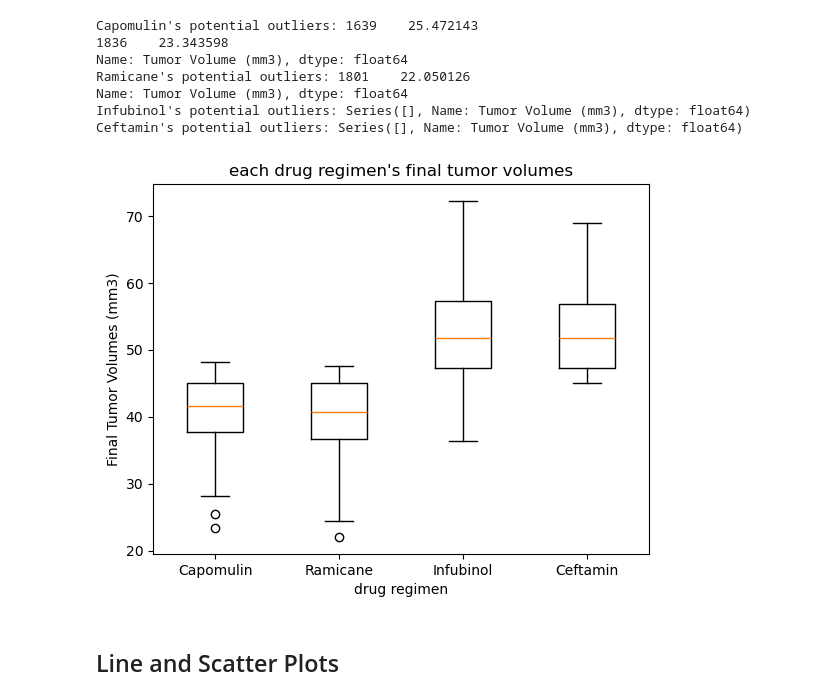
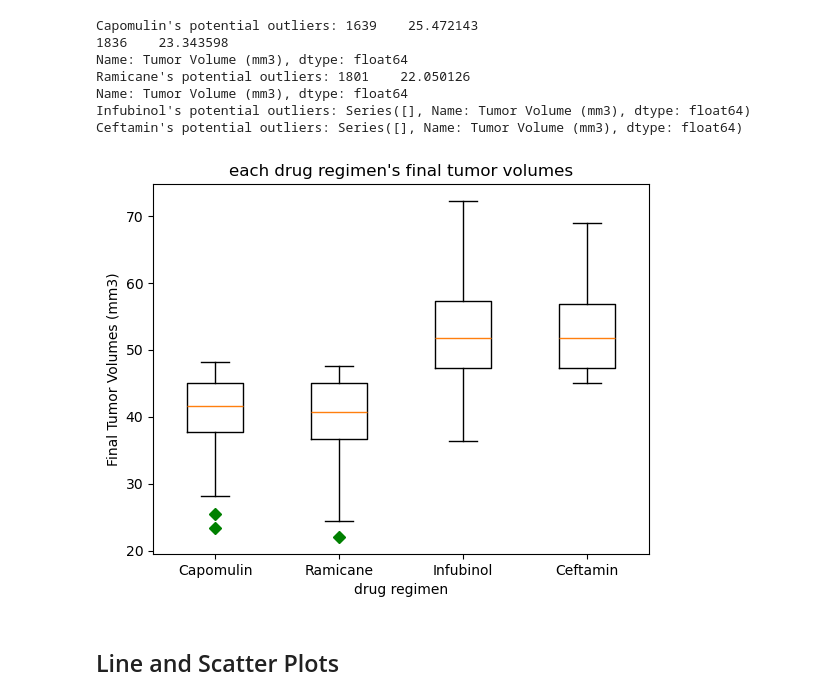
Before and after one commit to HanaDoubleU/matplotlib-challenge, a Jupyter notebook: Pymaceuticals/pymaceuticals_starter.ipynb, the cells around one changed output. Cells and saved outputs as stored; diff of their text form; code cells hidden in the pictures.

Commit message:
more graphs, etc.

```diff
--- a/Pymaceuticals/pymaceuticals_starter.ipynb
+++ b/Pymaceuticals/pymaceuticals_starter.ipynb
@@ -319,16 +319,16 @@ Ceftamin's potential outliers: Series([], Name: Tumor Volume (mm3), dtype: float
 # %%
 # Generate a box plot that shows the distribution of the tumor volume for each treatment group.
 # source: samples_solution.ipynb
-# source: x-pert
+# source: https://matplotlib.org/stable/gallery/statistics/boxplot_demo.html
 fig1, ax1 = plt.subplots()
-ax1.boxplot(tumorvoldata)
+ax1.boxplot(tumorvoldata, 0, 'gD')
 ax1.set_title("each drug regimen's final tumor volumes")
 ax1.set_ylabel('Final Tumor Volumes (mm3)')
 ax1.set_xlabel('drug regimen')
 ax1.set_xticks(range(1, len(treatments) + 1))
 ax1.set_xticklabels(treatments)
 plt.show()
 # %% [output]
-[figure, old version]
+[figure, new version]
 # %% [markdown]
 ## Line and Scatter Plots
```
Also changed, not shown: parts of 4 cells of this notebook.
